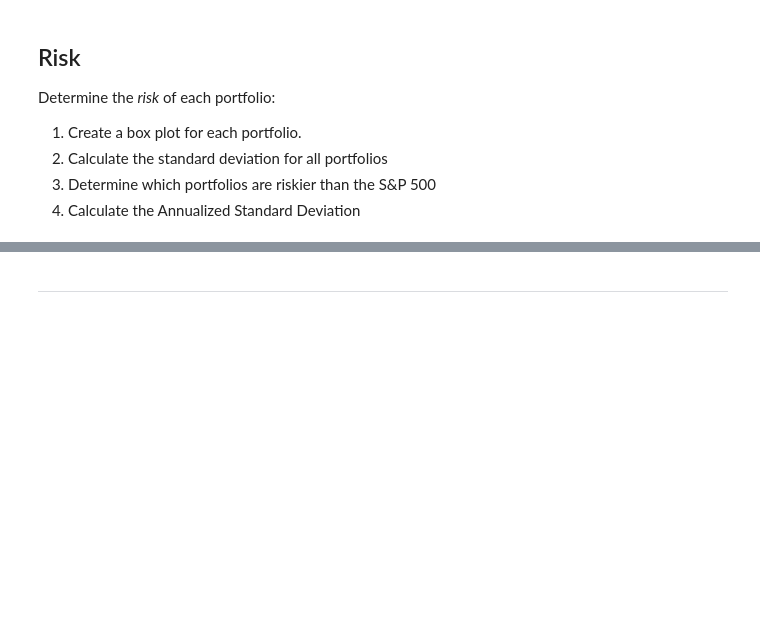
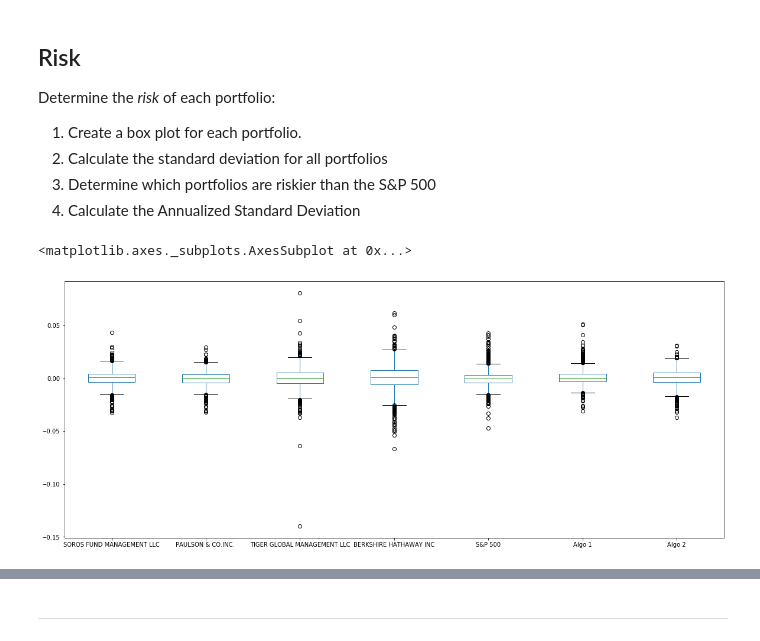
Before and after one commit to basobo/python-pandas, a Jupyter notebook: whale_analysis.ipynb, the cells around one changed output, grey strips where cells are left out. Cells and saved outputs as stored; diff of their text form; code cells hidden in the pictures; blank space fills up the shorter version.

```diff
--- a/whale_analysis.ipynb
+++ b/whale_analysis.ipynb
@@ -259,7 +302,10 @@ Determine the _risk_ of each portfolio:
 5. Calculate the Annualized Standard Deviation
 # %%
 # Box plot to visually show risk
-# YOUR CODE HERE
+all_returns.plot.box(figsize=(20,8))
+# %% [output]
+<matplotlib.axes._subplots.AxesSubplot at 0x...>
+[figure, added]
 # %%
 # Daily Standard Deviations
 # Calculate the standard deviation for each portfolio. Which portfolios are riskier than the S&P 500?
```
Also changed, not shown: parts of 8 cells of this notebook.
